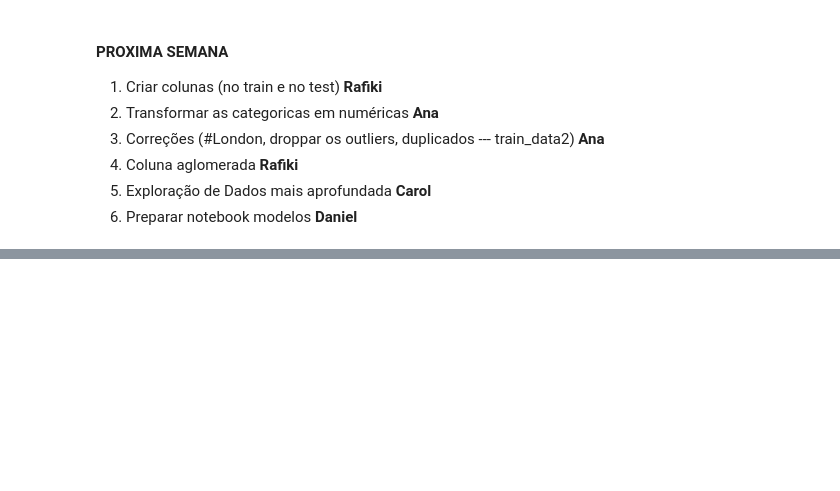
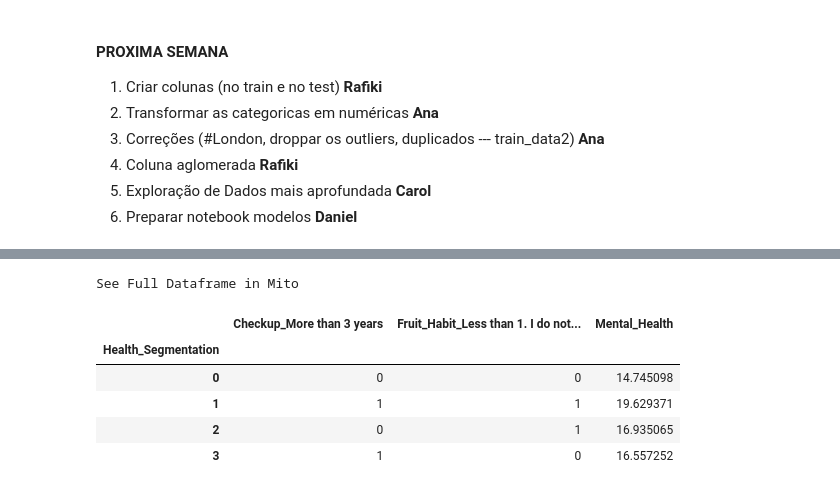
Before and after one commit to Danielfranco7/sharing-github, a Jupyter notebook: The Smith Parasite - Data Description.ipynb, the cells around one changed output, grey strips where cells are left out. Cells and saved outputs as stored; diff of their text form; code cells hidden in the pictures; blank space fills up the shorter version.

```diff
--- a/The Smith Parasite - Data Description.ipynb
+++ b/The Smith Parasite - Data Description.ipynb
@@ -704,11 +659,0 @@ plt.show()
-# %%
-# Dropping redundant features taking into consideration the correlation with target (lower gets dropped)
-train_data.drop(['Checkup_Not sure',
-                'Exercise_Yes',
-                'Smoking_Habit_No',
-                'Fruit_Habit_More than six pieces of fruit',
-                'Drinking_Habit_I consider myself a social drinker',
-                'Education_University Complete (3 or more years)',
-                'Water_Habit_More than half a liter but less than one liter',
-                'Diabetes_I have/had pregnancy diabetes or borderline diabetes'
-                ],axis = 1, inplace = True)
@@ -746,0 +713,12 @@ plt.show()
+# %%
+# Checking value segmentation features according to centroids
+centroids = train_data.groupby('Health_Segmentation')[features].mean()
+centroids
+# %% [output]
+See Full Dataframe in Mito
+|  | Checkup_More than 3 years | Fruit_Habit_Less than 1. I do not... | Mental_Health |
+| Health_Segmentation |  |  |  |
+| 0 | 0 | 0 | 14.745098 |
+| 1 | 1 | 1 | 19.629371 |
+| 2 | 0 | 1 | 16.935065 |
+| 3 | 1 | 0 | 16.557252 |
```
Also changed, not shown: parts of 29 cells of this notebook.
